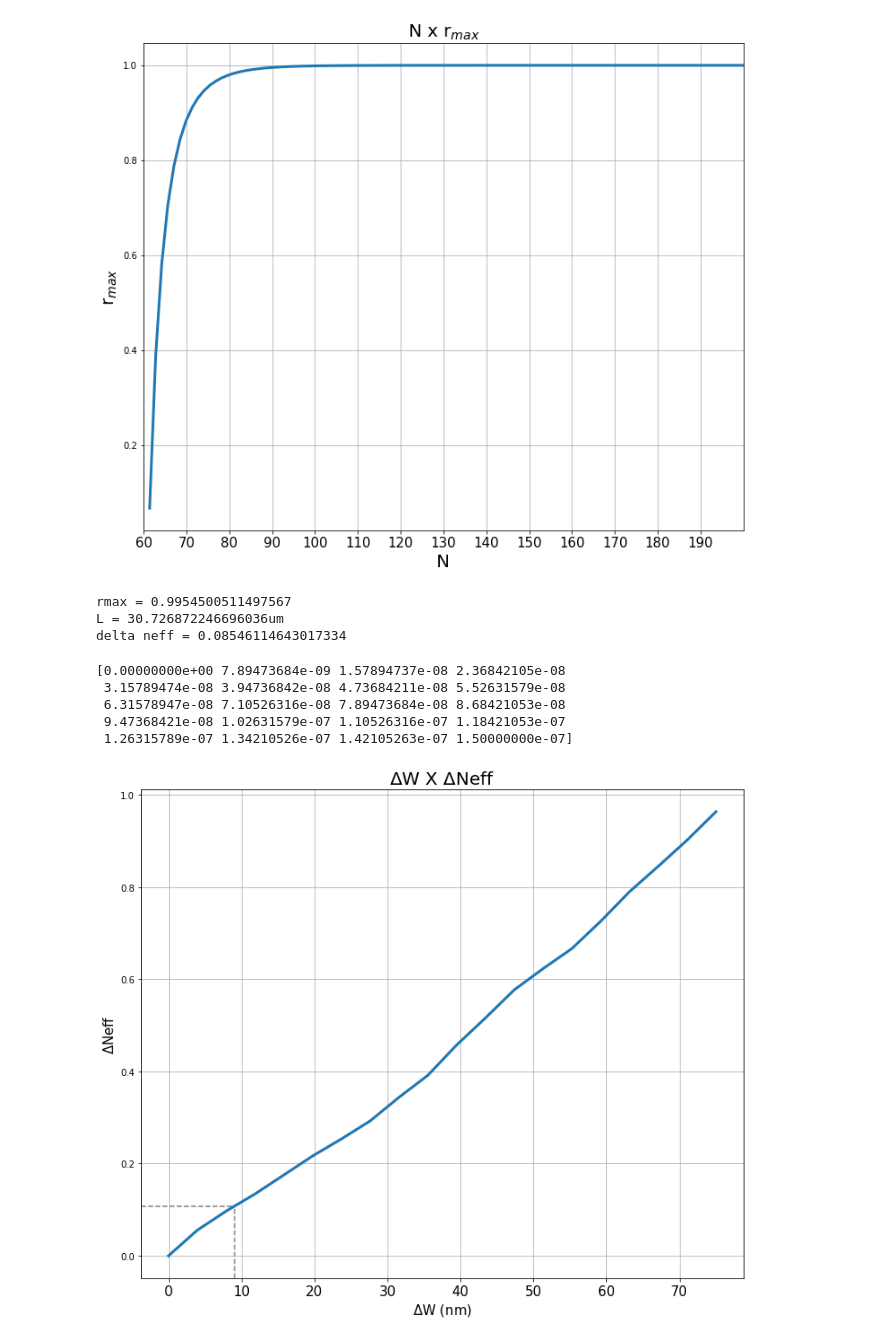
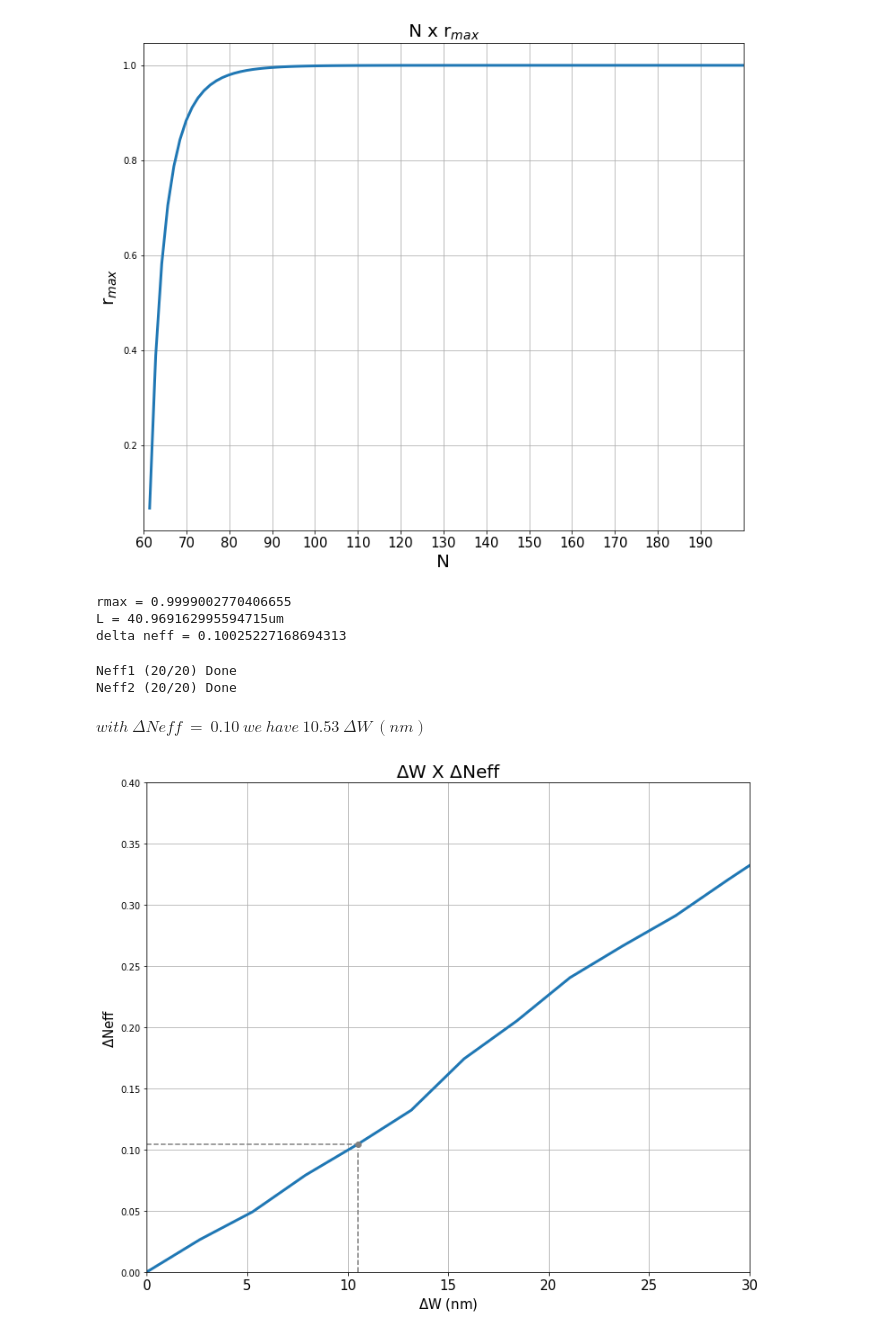
Before and after one commit to Leoopessoa/Bragg_Grating, a Jupyter notebook: Initial_calculations.ipynb, the cells around one changed output. Saved outputs shown, nothing was run; the diff lists cells and outputs as text; code cells hidden in the pictures.

Commit message:
Update (Mode values)

```diff
--- a/Initial_calculations.ipynb
+++ b/Initial_calculations.ipynb
@@ -137,19 +140,19 @@ figure1.savefig('N_x_rmax.png')
 # %% [output]
 [figure]
 # %%
-N = 90
+N = 120
 L = gratingPeriod*N
 k = np.sqrt((FWHM*np.pi*ng/lambda_B**2)**2 - (pi/L)**2)
 rmax = (np.tanh(k*L))**2
 
-deltaNeff = k*lambda_B/2
+deltaNeff_Theory = k*lambda_B/2
 print('rmax = ' + str(rmax))
 print('L = ' + str(L*1e6) + 'um')
-print('delta neff = ' + str(deltaNeff))
+print('delta neff = ' + str(deltaNeff_Theory))
 # %% [output]
-rmax = 0.9954500511497567
-L = 30.726872246696036um
-delta neff = 0.08546114643017334
+rmax = 0.9999002770406655
+L = 40.969162995594715um
+delta neff = 0.10025227168694313
 # %%
 mode = lumapi.MODE()
 # %%
@@ -186,12 +189,23 @@ mode.set({
     'y span'      : 7.5e-6,
     'z'           : 0,
     'z span'      : 2e-6,
-    'mesh cells y': 200,
-    'mesh cells z': 200,
+    'mesh cells y': 250,
+    'mesh cells z': 250,
 })
+mode.addmesh()
+mode.set({
+    'x'      : 0,
+    'y'      : 0,
+    'z'      : 0,
+    'y span' : 7.5e-6,
+    'z span' : 2e-6,
+    'dx'     : 0.001,
+    'dy'     : 0.001,
+    'dz'     : 0.001
+})
 # %%
 a = 20
-deltaW = np.linspace(0,150e-9, a)
+deltaW = np.linspace(0,100e-9, a)
 
 neff1 = np.zeros(a)
 neff2 = np.zeros(a)
@@ -200,7 +214,7 @@ mode.switchtolayout()
 
 #neff1 array
 for i in range(a):
-    mode.setnamed('waveguide', 'y span', 0.45e-6 + deltaW[i])
+    mode.setnamed('waveguide', 'y span', 0.45e-6 + (deltaW[i]))
     mode.run()
     mode.findmodes()
     neff1[i] = np.real(mode.getdata('FDE::data::mode1','neff'))
@@ -210,7 +224,7 @@ for i in range(a):
 
 #neff2 array
 for i in range(a):
-    mode.setnamed('waveguide', 'y span', 0.45e-6 - deltaW[i])
+    mode.setnamed('waveguide', 'y span', 0.45e-6 - (deltaW[i]))
     mode.run()
     mode.findmodes()
     neff2[i] = np.real(mode.getdata('FDE::data::mode1','neff'))
@@ -218,23 +232,32 @@ for i in range(a):
     clear_output(wait=True)
     print('Neff1 ({}/{}) Done'.format(a,a))
     print('Neff2 (' + str(i+1)+ '/' + str(a) + ') Done')
+# %% [output]
+Neff1 (20/20) Done
+Neff2 (20/20) Done
 # %%
 figure2 = plt.figure(figsize=(12, 10))
 deltaNeff = neff1 - neff2
+
+for i in range(0,a):
+    if (deltaNeff[i-1] <(deltaNeff_Theory) and deltaNeff[i] > (deltaNeff_Theory)):
+        value1 = deltaNeff[i]
+        value2 = deltaW[i]/2
+        break
+
 plt.grid()
 plt.title('$\Delta$W X $\Delta$Neff', size = 20)
 plt.xlabel('$\Delta$W (nm)', size = '15')
 plt.ylabel('$\Delta$Neff', size = '15')
-plt.axhline(y=0.1064, xmax = 0.15, linestyle='--', color = 'grey')
-plt.axvline(x=9, ymax=(0.15), linestyle='--', color = 'grey')
+plt.xlim(0,30)
+plt.ylim(0,0.4)
+plt.axhline(y=value1, xmax = 0.35, linestyle='--', color = 'grey')
+plt.axvline(x=value2*1e9, ymax = 0.25, linestyle='--', color = 'grey')
 plt.xticks(size = '15')
 plt.plot(deltaW*1e9/2, deltaNeff, linewidth = 3)
-print(deltaW)
+plt.plot(value2*1e9, value1,'o', color = 'grey')
 figure2.savefig('DeltaW_x_DeltaNeff.png')
+display(Math('with~\Delta Neff~=~%5.2f~we~have~%5.2f~\Delta W~(nm)' %(value1,value2*1e9)))
 # %% [output]
-[0.00000000e+00 7.89473684e-09 1.57894737e-08 2.36842105e-08
- 3.15789474e-08 3.94736842e-08 4.73684211e-08 5.52631579e-08
- 6.31578947e-08 7.10526316e-08 7.89473684e-08 8.68421053e-08
- 9.47368421e-08 1.02631579e-07 1.10526316e-07 1.18421053e-07
- 1.26315789e-07 1.34210526e-07 1.42105263e-07 1.50000000e-07]
+$\displaystyle with~\Delta Neff~=~ 0.10~we~have~10.53~\Delta W~(nm)$
-[figure, old version]
+[figure, new version]
```
Also changed, not shown: parts of 6 cells of this notebook, 5 other files.
